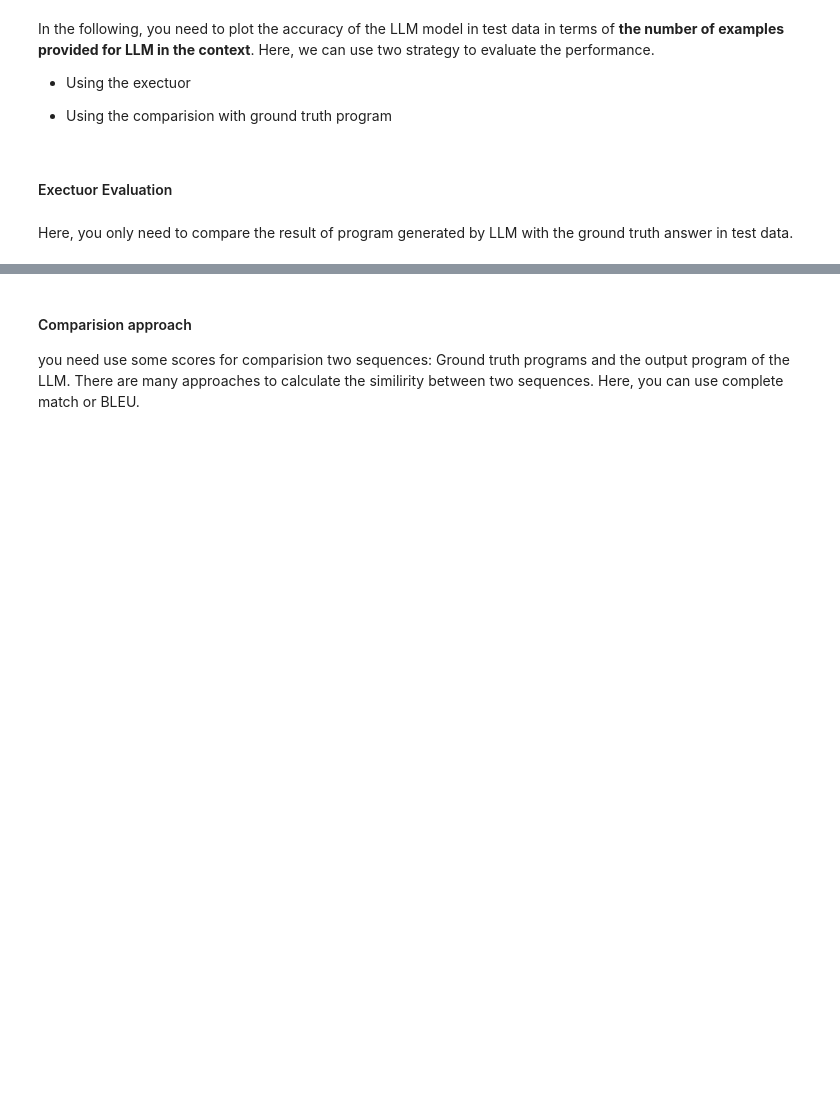
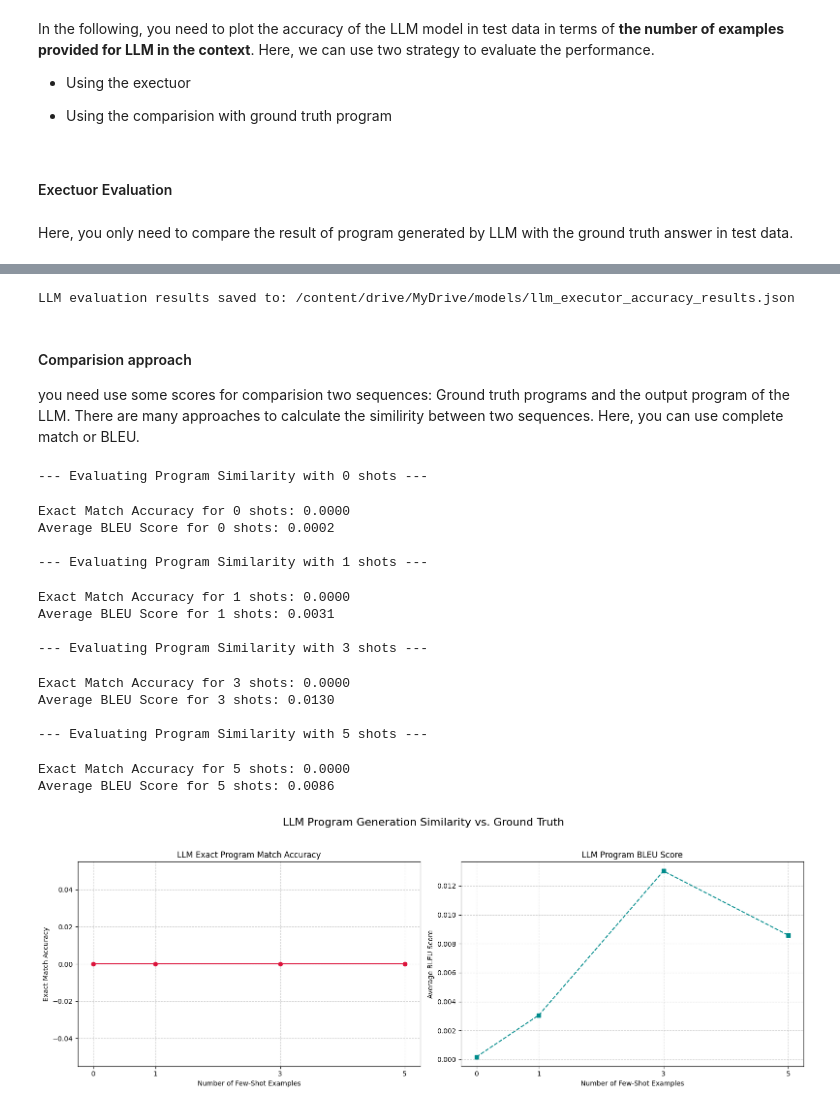
Before and after one commit to Beny-Maleki/NeuroSymbolic, a Jupyter notebook: HW1_NeuroSymbolic.ipynb, the cells around one changed output, grey strips where cells are left out. Cells and saved outputs as stored; diff of their text form; code cells hidden in the pictures; blank space fills up the shorter version.

```diff
--- a/HW1_NeuroSymbolic.ipynb
+++ b/HW1_NeuroSymbolic.ipynb
@@ -1837,7 +1877,7 @@ for shots in num_shots_to_test:
     total_correct = 0
 
     # Generate the fixed few-shot part of the prompt
-    few_shot_prompt = get_few_shot_examples(Questiondata_train, vocab_json, num_examples=shots)
+    few_shot_prompt = get_few_shot_examples(Questiondata_train, num_examples=shots)
     system_prompt = (
         "You are an expert AI that translates natural language questions into functional programs. "
         "The programs follow a prefix notation. Each function call is a token. "
@@ -1872,14 +1912,3 @@ for shots in num_shots_to_test:
     accuracy = total_correct / num_eval_samples
     accuracies_by_shot.append(accuracy)
     print(f"Accuracy for {shots} shots: {accuracy:.4f}")
-
-# Plotting the results
-plt.figure(figsize=(8, 6))
-plt.plot(num_shots_to_test, accuracies_by_shot, marker='o', linestyle='-', color='purple')
-plt.title('LLM Program Generation Accuracy (Executor Evaluation)')
-plt.xlabel('Number of Few-Shot Examples')
-plt.ylabel('Accuracy')
-plt.xticks(num_shots_to_test)
-plt.grid(True, linestyle='--', alpha=0.6)
-plt.ylim(0, max(accuracies_by_shot) * 1.2)
-plt.show()
@@ -1886,3 +1943,22 @@ plt.show()
+# %%
+#====================Saving the results to Google Drive=========================
+# Store results in a dictionary
+llm_results = {
+    "num_shots_tested": num_shots_to_test,
+    "executor_accuracies": accuracies_by_shot
+}
+
+# Define the path in your Google Drive
+drive_model_dir = "/content/drive/MyDrive/models"
+results_path = os.path.join(drive_model_dir, "llm_executor_accuracy_results.json")
+
+# Save the dictionary as a JSON file
+with open(results_path, 'w') as f:
+    json.dump(llm_results, f, indent=4)
+
+print(f"\nLLM evaluation results saved to: {results_path}")
+# %% [output]
+LLM evaluation results saved to: /content/drive/MyDrive/models/llm_executor_accuracy_results.json
 # %% [markdown]
 #### Comparision approach
 you need use some scores for comparision two sequences: Ground truth programs and the output program of the LLM. There are many approaches to calculate the similirity between two sequences. Here, you can use complete match or BLEU.
@@ -1898,7 +1974,7 @@ for shots in num_shots_to_test:
     total_exact_matches = 0
     total_bleu_score = 0.0
 
-    few_shot_prompt = get_few_shot_examples(Questiondata_train, vocab_json, num_examples=shots)
+    few_shot_prompt = get_few_shot_examples(Questiondata_train, num_examples=shots)
     system_prompt = (
         "You are an expert AI that translates natural language questions into functional programs. "
         "The programs follow a prefix notation. Each function call is a token. "
@@ -1920,7 +1996,7 @@ for shots in num_shots_to_test:
         llm_program_str = outputs[0]["generated_text"][-1]['content'].replace("Program:", "").strip()
 
         # Get ground truth program string
-        gt_program_str = program_utils.list_to_str(program_utils.list_to_prefix(test_item['program']))
+        gt_program_str = list_to_str(list_to_prefix(test_item['program']))
 
         # Exact Match
         if llm_program_str == gt_program_str:
@@ -1935,30 +2011,48 @@ for shots in num_shots_to_test:
 
     exact_match_accuracy = total_exact_matches / num_eval_samples
     avg_bleu_score = total_bleu_score / num_eval_samples
 
     exact_match_scores.append(exact_match_accuracy)
     bleu_scores.append(avg_bleu_score)
 
     print(f"Exact Match Accuracy for {shots} shots: {exact_match_accuracy:.4f}")
     print(f"Average BLEU Score for {shots} shots: {avg_bleu_score:.4f}")
 
 # Plotting the results
 fig, (ax1, ax2) = plt.subplots(1, 2, figsize=(16, 6))
 
 ax1.plot(num_shots_to_test, exact_match_scores, marker='o', linestyle='-', color='crimson')
 ax1.set_title('LLM Exact Program Match Accuracy')
 ax1.set_xlabel('Number of Few-Shot Examples')
 ax1.set_ylabel('Exact Match Accuracy')
 ax1.set_xticks(num_shots_to_test)
 ax1.grid(True, linestyle='--', alpha=0.6)
 
 ax2.plot(num_shots_to_test, bleu_scores, marker='s', linestyle='--', color='darkcyan')
 ax2.set_title('LLM Program BLEU Score')
 ax2.set_xlabel('Number of Few-Shot Examples')
 ax2.set_ylabel('Average BLEU Score')
 ax2.set_xticks(num_shots_to_test)
 ax2.grid(True, linestyle='--', alpha=0.6)
 
 plt.suptitle("LLM Program Generation Similarity vs. Ground Truth", fontsize=16)
 plt.tight_layout(rect=[0, 0.03, 1, 0.95])
 plt.show()
+## The reason of the poor results is due to the weak LLM I used!
+# %% [output]
+--- Evaluating Program Similarity with 0 shots ---
+Exact Match Accuracy for 0 shots: 0.0000
+Average BLEU Score for 0 shots: 0.0002
+
+--- Evaluating Program Similarity with 1 shots ---
+Exact Match Accuracy for 1 shots: 0.0000
+Average BLEU Score for 1 shots: 0.0031
+
+--- Evaluating Program Similarity with 3 shots ---
+Exact Match Accuracy for 3 shots: 0.0000
+Average BLEU Score for 3 shots: 0.0130
+
+--- Evaluating Program Similarity with 5 shots ---
+Exact Match Accuracy for 5 shots: 0.0000
+Average BLEU Score for 5 shots: 0.0086
+[figure, added]
```
Also changed, not shown: parts of 15 cells of this notebook.
